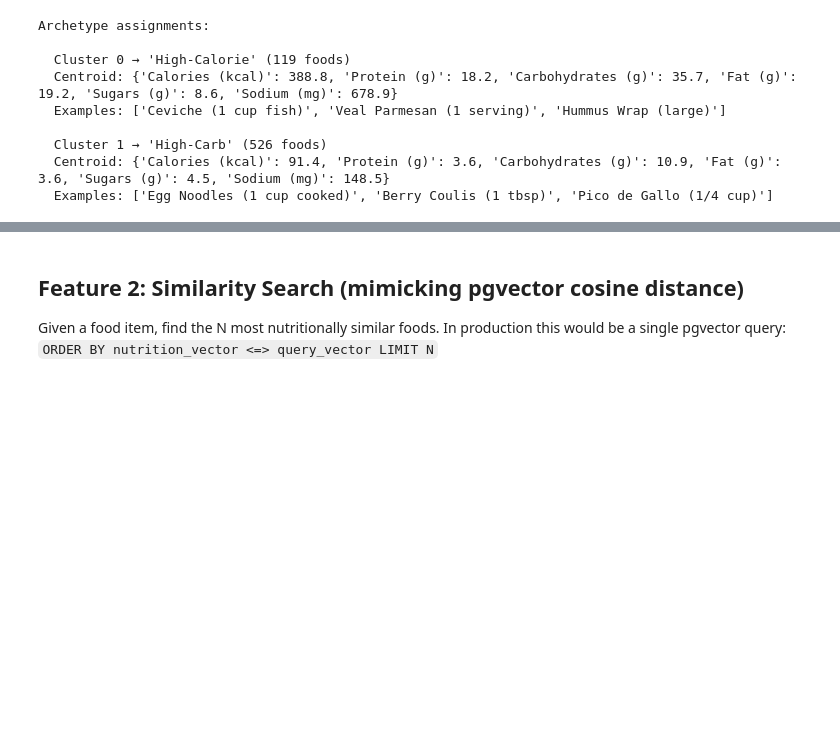
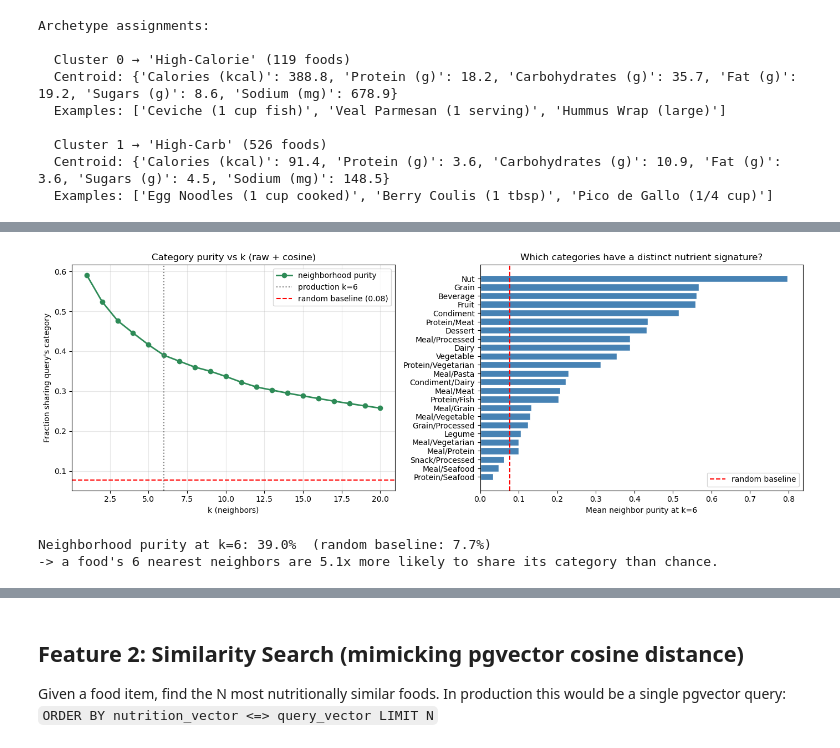
Before and after one commit to tomern0305/DiatitionSystem, a Jupyter notebook: MachineLearning/DataEDA Clusters and KNN.ipynb, the cells around one changed output, grey strips where cells are left out. Cells and saved outputs as stored; diff of their text form; code cells hidden in the pictures; blank space fills up the shorter version.

```diff
--- a/MachineLearning/Untitled-1.ipynb
+++ b/MachineLearning/DataEDA Clusters and KNN.ipynb
@@ -481,0 +629,38 @@ Archetype assignments:
+# %%
+from collections import Counter
+categories = data["Category"].fillna("Unknown").values
+_, idx_big = NearestNeighbors(n_neighbors=21, metric="cosine").fit(V).kneighbors(V)
+
+def purity_at_k(k):
+    return np.mean([np.mean(categories[idx_big[i, 1:k+1]] == categories[i]) for i in range(len(df))])
+
+ks = list(range(1, 21))
+purities = [purity_at_k(k) for k in ks]
+counts = Counter(categories)
+baseline = sum((c / len(categories))**2 for c in counts.values())
+
+fig, axes = plt.subplots(1, 2, figsize=(14, 5))
+axes[0].plot(ks, purities, 'o-', color='seagreen', linewidth=2, label='neighborhood purity')
+axes[0].axvline(6, color='gray', linestyle=':', label='production k=6')
+axes[0].axhline(baseline, color='red', linestyle='--', label=f'random baseline ({baseline:.2f})')
+axes[0].set_xlabel("k (neighbors)"); axes[0].set_ylabel("Fraction sharing query's category")
+axes[0].set_title("Category purity vs k (raw + cosine)"); axes[0].legend(); axes[0].grid(alpha=0.3)
+
+k = 6  # production default
+per_cat = {}
+for i in range(len(df)):
+    per_cat.setdefault(categories[i], []).append(np.mean(categories[idx_big[i, 1:k+1]] == categories[i]))
+cat_purity = dict(sorted({c: np.mean(v) for c, v in per_cat.items() if len(v) >= 5}.items(),
+                         key=lambda x: x[1]))
+axes[1].barh(list(cat_purity.keys()), list(cat_purity.values()), color='steelblue', edgecolor='white')
+axes[1].axvline(baseline, color='red', linestyle='--', label='random baseline')
+axes[1].set_xlabel(f"Mean neighbor purity at k={k}")
+axes[1].set_title("Which categories have a distinct nutrient signature?"); axes[1].legend()
+plt.tight_layout(); plt.show()
+
+print(f"Neighborhood purity at k=6: {purities[5]:.1%}  (random baseline: {baseline:.1%})")
+print(f"-> a food's 6 nearest neighbors are {purities[5]/baseline:.1f}x more likely to share its category than chance.")
+# %% [output]
+[figure, added]
+Neighborhood purity at k=6: 39.0%  (random baseline: 7.7%)
+-> a food's 6 nearest neighbors are 5.1x more likely to share its category than chance.
```
Also changed, not shown: parts of 16 cells of this notebook, 3 other files.
